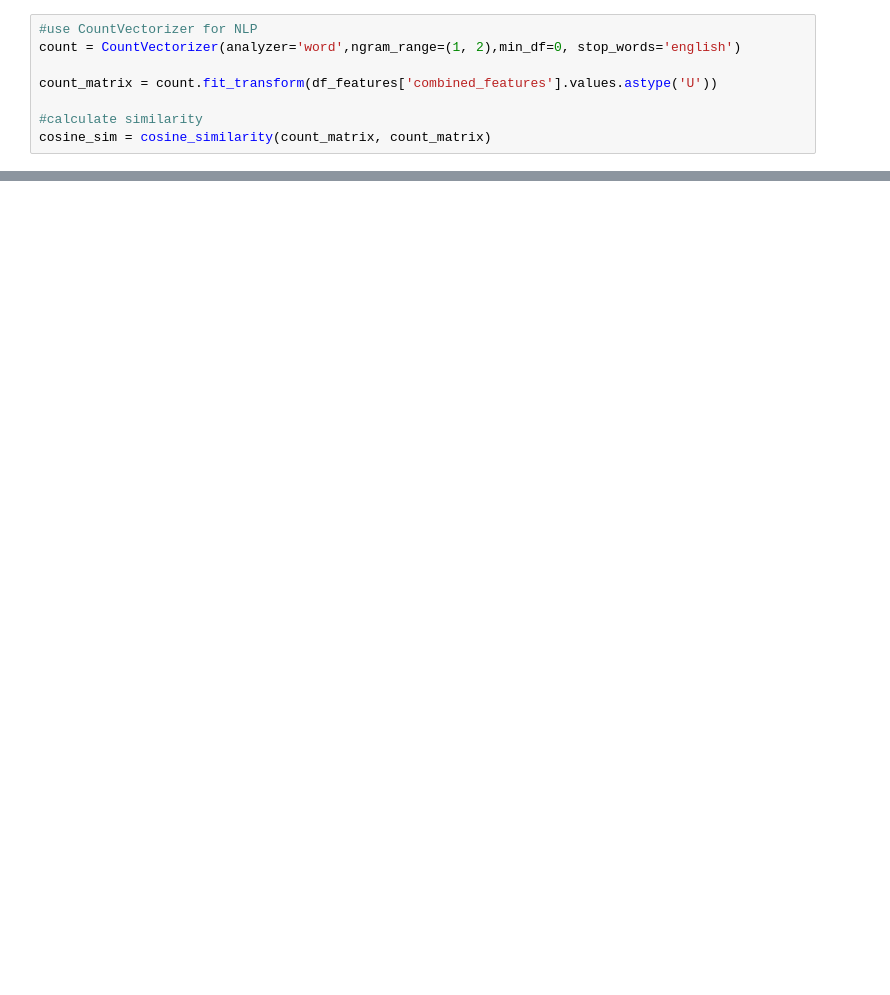
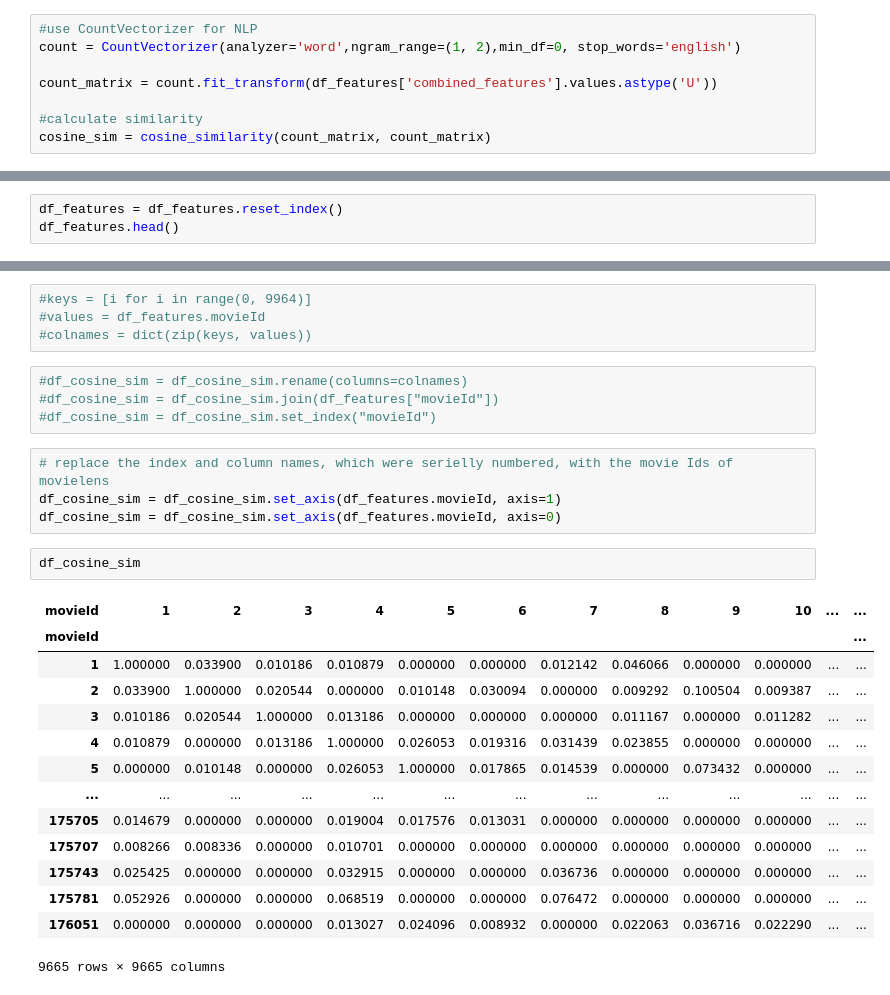
Before and after one commit to flux511/recommender-system-capstone, a Jupyter notebook: notebooks/movie_features.ipynb, the cells around one changed output, grey strips where cells are left out. Cells and saved outputs as stored; diff of their text form; blank space fills up the shorter version.

Commit message:
generation of cosine similarity matrix

```diff
--- a/notebooks/movie_features.ipynb
+++ b/notebooks/movie_features.ipynb
@@ -612,0 +549,3 @@ for movie in sorted_similar_movies:
+# %%
+df_features = df_features.reset_index()
+df_features.head()
@@ -612,0 +559,29 @@ for movie in sorted_similar_movies:
+# %%
+#keys = [i for i in range(0, 9964)]
+#values = df_features.movieId
+#colnames = dict(zip(keys, values))
+# %%
+#df_cosine_sim = df_cosine_sim.rename(columns=colnames)
+#df_cosine_sim = df_cosine_sim.join(df_features["movieId"])
+#df_cosine_sim = df_cosine_sim.set_index("movieId")
+# %%
+# replace the index and column names, which were serielly numbered, with the movie Ids of movielens
+df_cosine_sim = df_cosine_sim.set_axis(df_features.movieId, axis=1)
+df_cosine_sim = df_cosine_sim.set_axis(df_features.movieId, axis=0)
+# %%
+df_cosine_sim
+# %% [output]
+| movieId | 1 | 2 | 3 | 4 | 5 | 6 | 7 | 8 | 9 | 10 | ... | ... |
+| movieId |  |  |  |  |  |  |  |  |  |  |  | ... |
+| 1 | 1.000000 | 0.033900 | 0.010186 | 0.010879 | 0.000000 | 0.000000 | 0.012142 | 0.046066 | 0.000000 | 0.000000 | ... | ... |
+| 2 | 0.033900 | 1.000000 | 0.020544 | 0.000000 | 0.010148 | 0.030094 | 0.000000 | 0.009292 | 0.100504 | 0.009387 | ... | ... |
+| 3 | 0.010186 | 0.020544 | 1.000000 | 0.013186 | 0.000000 | 0.000000 | 0.000000 | 0.011167 | 0.000000 | 0.011282 | ... | ... |
+| 4 | 0.010879 | 0.000000 | 0.013186 | 1.000000 | 0.026053 | 0.019316 | 0.031439 | 0.023855 | 0.000000 | 0.000000 | ... | ... |
+| 5 | 0.000000 | 0.010148 | 0.000000 | 0.026053 | 1.000000 | 0.017865 | 0.014539 | 0.000000 | 0.073432 | 0.000000 | ... | ... |
+| ... | ... | ... | ... | ... | ... | ... | ... | ... | ... | ... | ... | ... |
+| 175705 | 0.014679 | 0.000000 | 0.000000 | 0.019004 | 0.017576 | 0.013031 | 0.000000 | 0.000000 | 0.000000 | 0.000000 | ... | ... |
+| 175707 | 0.008266 | 0.008336 | 0.000000 | 0.010701 | 0.000000 | 0.000000 | 0.000000 | 0.000000 | 0.000000 | 0.000000 | ... | ... |
+| 175743 | 0.025425 | 0.000000 | 0.000000 | 0.032915 | 0.000000 | 0.000000 | 0.036736 | 0.000000 | 0.000000 | 0.000000 | ... | ... |
+| 175781 | 0.052926 | 0.000000 | 0.000000 | 0.068519 | 0.000000 | 0.000000 | 0.076472 | 0.000000 | 0.000000 | 0.000000 | ... | ... |
+| 176051 | 0.000000 | 0.000000 | 0.000000 | 0.013027 | 0.024096 | 0.008932 | 0.000000 | 0.022063 | 0.036716 | 0.022290 | ... | ... |
+9665 rows × 9665 columns
```
Also changed, not shown: parts of 24 cells of this notebook.
